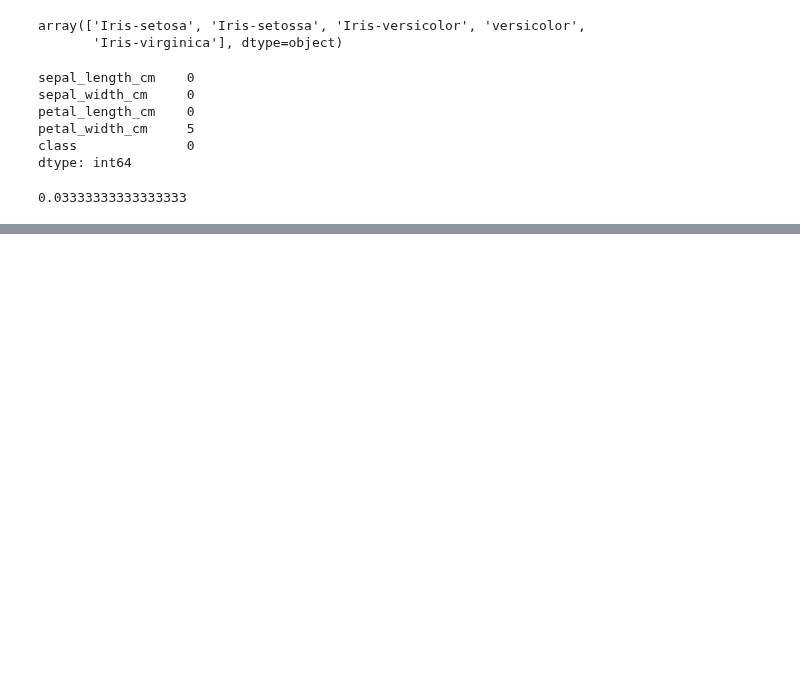
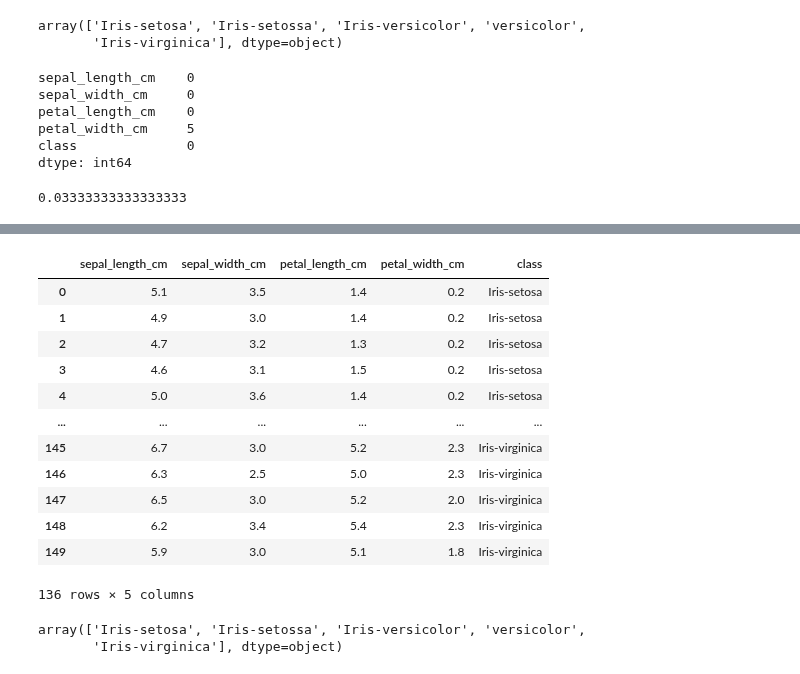
Before and after one commit to jmolendijk/dataV2-labs, a Jupyter notebook: module-3/Data-Cleaning-Challenge/Lab.ipynb, the cells around one changed output, grey strips where cells are left out. Cells and saved outputs as stored; diff of their text form; code cells hidden in the pictures; blank space fills up the shorter version.

```diff
--- a/module-3/Data-Cleaning-Challenge/Lab.ipynb
+++ b/module-3/Data-Cleaning-Challenge/Lab.ipynb
@@ -80,0 +97,9 @@ array([[<matplotlib.axes._subplots.AxesSubplot object at 0x...>,
+# %%
+#Time to check for outliers
+
+Q1 = data.quantile(0.25)
+Q3 = data.quantile(0.75)
+IQR = Q3 - Q1
+
+outliers= data[((data < (Q1 - 1.5 * IQR)) |(data > (Q3 + 1.5 * IQR))).any(axis=1)]
+outliers
@@ -80,0 +117,26 @@ array([[<matplotlib.axes._subplots.AxesSubplot object at 0x...>,
+# %%
+# We got 9 outliers who represesent 9/145*100% = 6% of records.
+# We will also drop these outliers. So in total we dropped (5+9) = 14 rows. Just shy of 10% of the total original DF.
+
+data = data[~((data < (Q1 - 1.5 * IQR)) |(data > (Q3 + 1.5 * IQR))).any(axis=1)]
+data
+# %% [output]
+|  | sepal_length_cm | sepal_width_cm | petal_length_cm | petal_width_cm | class |
+| 0 | 5.1 | 3.5 | 1.4 | 0.2 | Iris-setosa |
+| 1 | 4.9 | 3.0 | 1.4 | 0.2 | Iris-setosa |
+| 2 | 4.7 | 3.2 | 1.3 | 0.2 | Iris-setosa |
+| 3 | 4.6 | 3.1 | 1.5 | 0.2 | Iris-setosa |
+| 4 | 5.0 | 3.6 | 1.4 | 0.2 | Iris-setosa |
+| ... | ... | ... | ... | ... | ... |
+| 145 | 6.7 | 3.0 | 5.2 | 2.3 | Iris-virginica |
+| 146 | 6.3 | 2.5 | 5.0 | 2.3 | Iris-virginica |
+| 147 | 6.5 | 3.0 | 5.2 | 2.0 | Iris-virginica |
+| 148 | 6.2 | 3.4 | 5.4 | 2.3 | Iris-virginica |
+| 149 | 5.9 | 3.0 | 5.1 | 1.8 | Iris-virginica |
+136 rows × 5 columns
+# %%
+# Time to fix the 'class' column so all classes are correctly represented.
+data['class'].unique()
+# %% [output]
+array(['Iris-setosa', 'Iris-setossa', 'Iris-versicolor', 'versicolor',
+       'Iris-virginica'], dtype=object)
```
Also changed, not shown: parts of 6 cells of this notebook.
